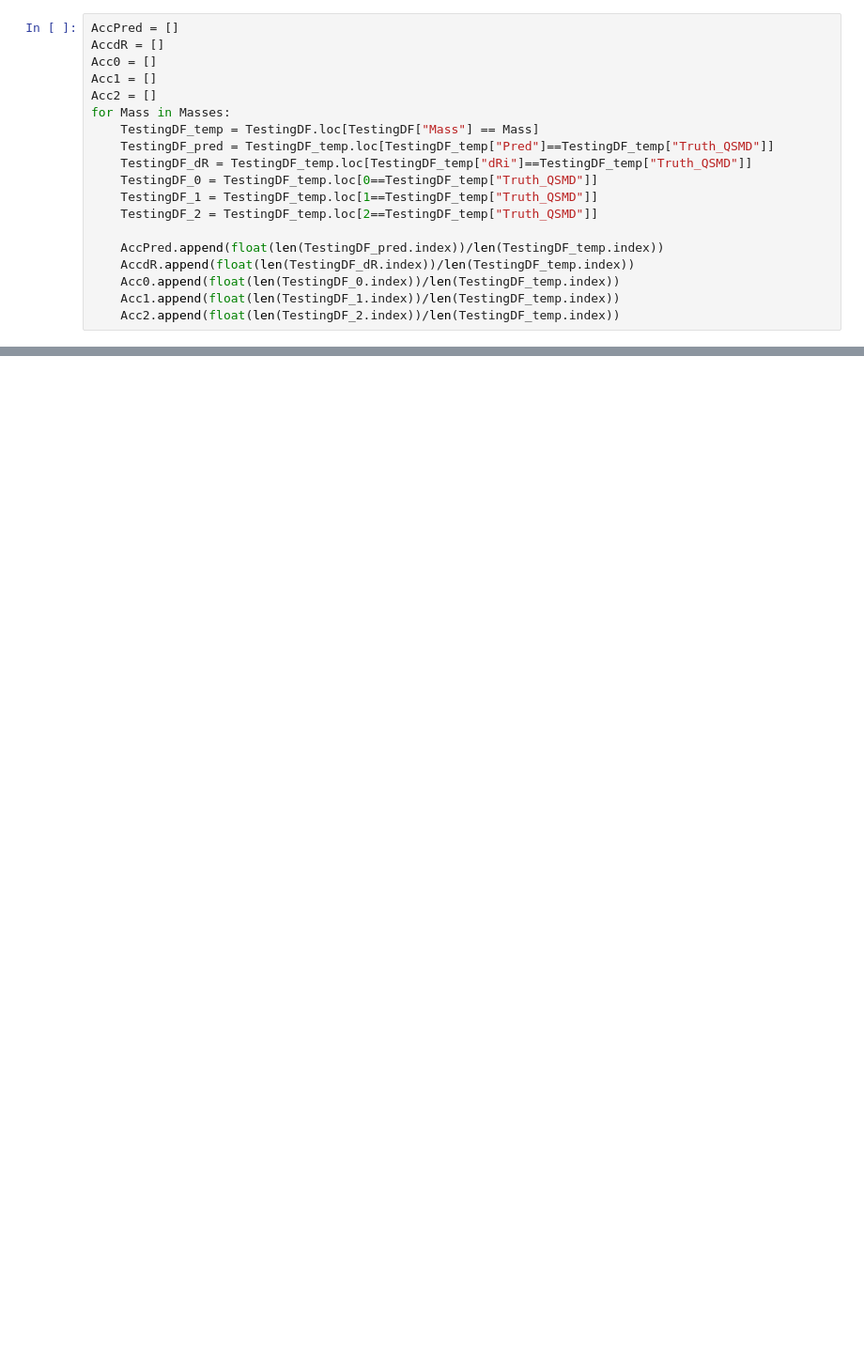
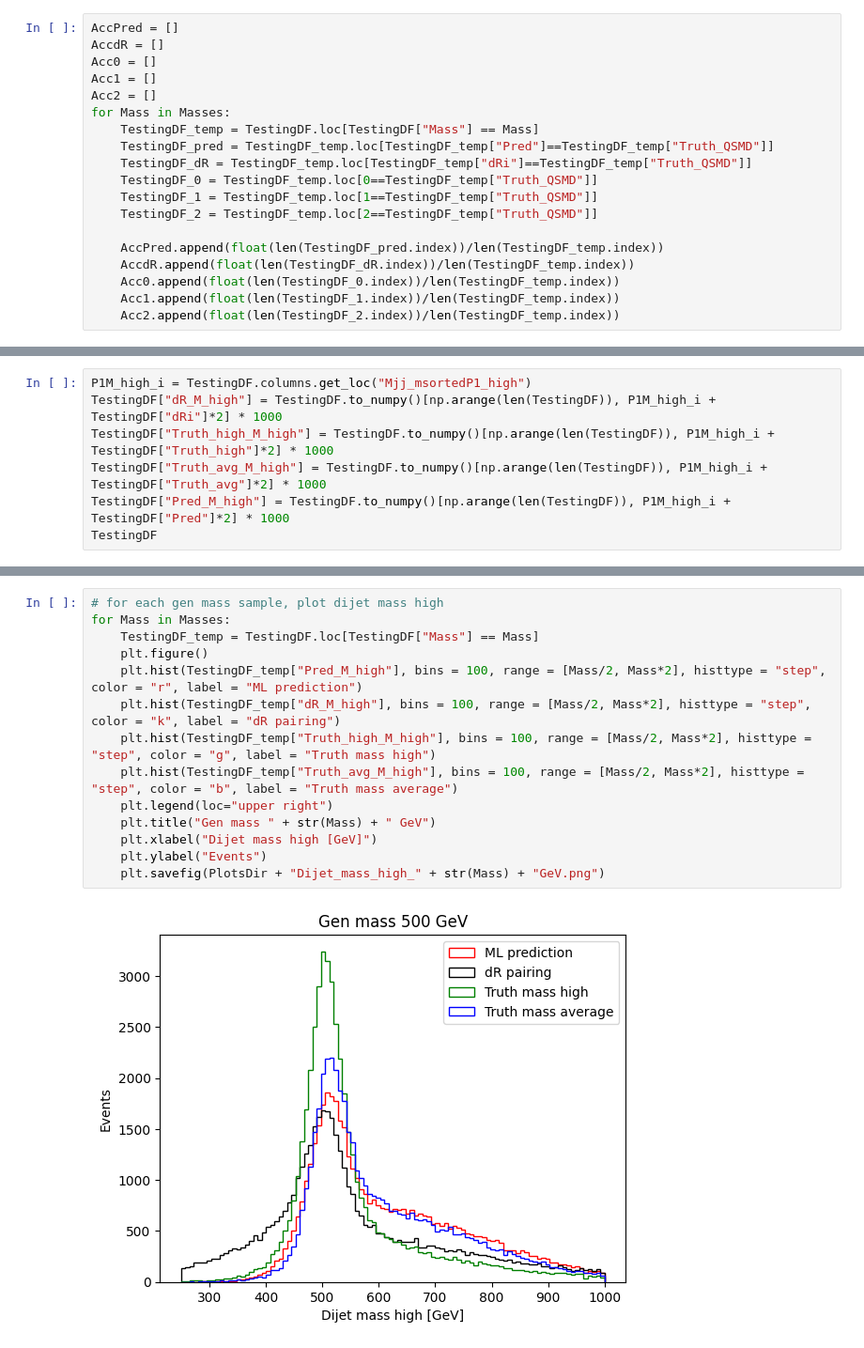
Before and after one commit to wang-hui/DiJet_ML, a Jupyter notebook: Dijet_DNN_quad_sum_mass_diff.ipynb, the cells around one changed output, grey strips where cells are left out. Shown at 94% size. Saved outputs shown, nothing was run; the diff lists cells and outputs as text; blank space fills up the shorter version.

```diff
--- a/Dijet_DNN_quad_sum_mass_diff.ipynb
+++ b/Dijet_DNN_quad_sum_mass_diff.ipynb
@@ -372,0 +397,7 @@ for Mass in Masses:
+# %%
+P1M_high_i = TestingDF.columns.get_loc("Mjj_msortedP1_high")
+TestingDF["dR_M_high"] = TestingDF.to_numpy()[np.arange(len(TestingDF)), P1M_high_i + TestingDF["dRi"]*2] * 1000
+TestingDF["Truth_high_M_high"] = TestingDF.to_numpy()[np.arange(len(TestingDF)), P1M_high_i + TestingDF["Truth_high"]*2] * 1000
+TestingDF["Truth_avg_M_high"] = TestingDF.to_numpy()[np.arange(len(TestingDF)), P1M_high_i + TestingDF["Truth_avg"]*2] * 1000
+TestingDF["Pred_M_high"] = TestingDF.to_numpy()[np.arange(len(TestingDF)), P1M_high_i + TestingDF["Pred"]*2] * 1000
+TestingDF
@@ -372,0 +418,16 @@ for Mass in Masses:
+# %%
+# for each gen mass sample, plot dijet mass high
+for Mass in Masses:
+    TestingDF_temp = TestingDF.loc[TestingDF["Mass"] == Mass]
+    plt.figure()
+    plt.hist(TestingDF_temp["Pred_M_high"], bins = 100, range = [Mass/2, Mass*2], histtype = "step", color = "r", label = "ML prediction")
+    plt.hist(TestingDF_temp["dR_M_high"], bins = 100, range = [Mass/2, Mass*2], histtype = "step", color = "k", label = "dR pairing")
+    plt.hist(TestingDF_temp["Truth_high_M_high"], bins = 100, range = [Mass/2, Mass*2], histtype = "step", color = "g", label = "Truth mass high")
+    plt.hist(TestingDF_temp["Truth_avg_M_high"], bins = 100, range = [Mass/2, Mass*2], histtype = "step", color = "b", label = "Truth mass average")
+    plt.legend(loc="upper right")
+    plt.title("Gen mass " + str(Mass) + " GeV")
+    plt.xlabel("Dijet mass high [GeV]")
+    plt.ylabel("Events")
+    plt.savefig(PlotsDir + "Dijet_mass_high_" + str(Mass) + "GeV.png")
+# %% [output]
+[figure, added]
```
Also changed, not shown: parts of 18 cells of this notebook.
